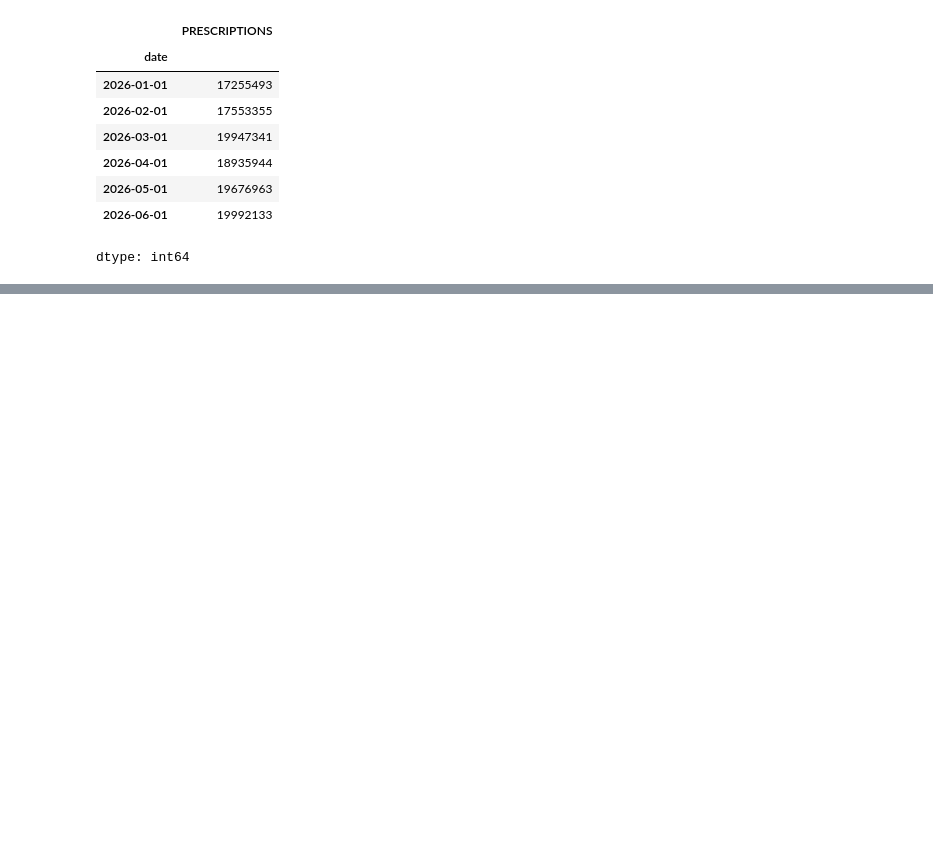
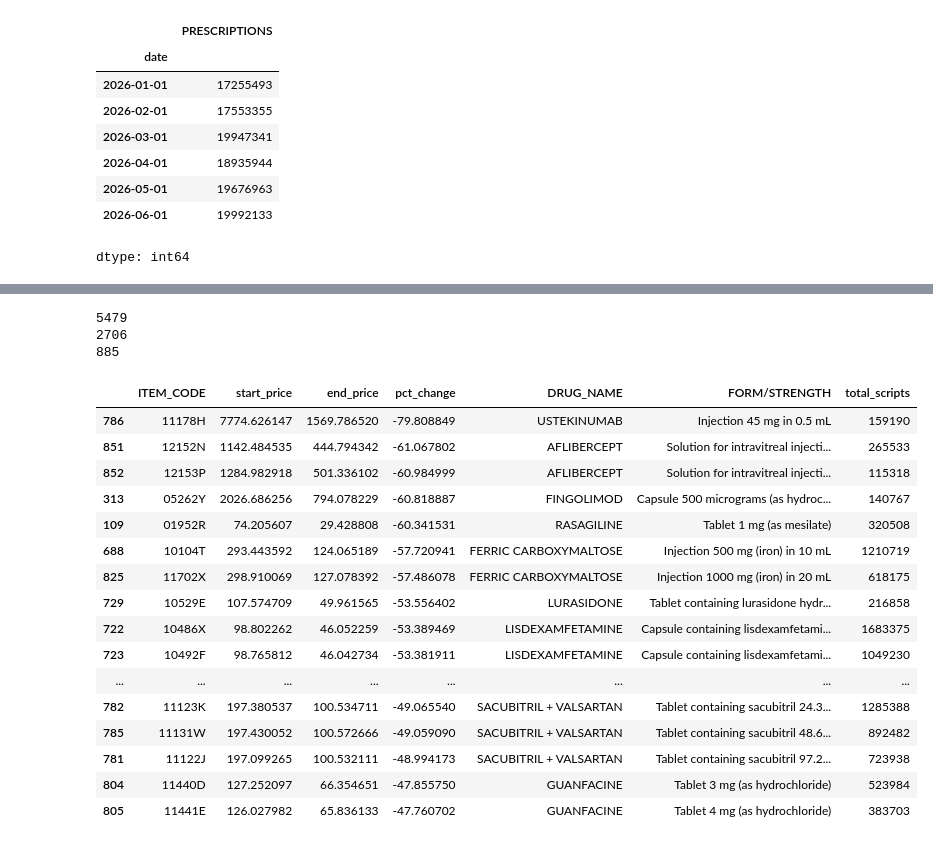
Before and after one commit to aryakamat01-sketch/pbs-generic-erosion, a Jupyter notebook: pbs_generic_erosion.ipynb, the cells around one changed output, grey strips where cells are left out. Drawn from its saved outputs; the diff is of its cells as text; code cells hidden in the pictures; blank space fills up the shorter version.

```diff
--- a/pbs_generic_erosion.ipynb
+++ b/pbs_generic_erosion.ipynb
@@ -133,0 +179,47 @@ dtype: int64
+# %%
+totals = (monthly.groupby('ITEM_CODE')
+                 .agg(total_scripts=('scripts', 'sum'),
+                      months=('date', 'nunique'))
+                 .reset_index())
+
+print(len(totals))
+print((totals['months'] == 48).sum())
+
+candidates = totals[(totals['months'] == 48) & (totals['total_scripts'] > 100000)]
+print(len(candidates))
+# %% [output]
+5479
+2706
+885
+# %%
+cand = monthly[monthly['ITEM_CODE'].isin(candidates['ITEM_CODE'])].copy()
+cand = cand.sort_values(['ITEM_CODE', 'date'])
+
+first6 = cand.groupby('ITEM_CODE').head(6).groupby('ITEM_CODE')['cost_per_script'].mean()
+last6  = cand.groupby('ITEM_CODE').tail(6).groupby('ITEM_CODE')['cost_per_script'].mean()
+
+change = pd.DataFrame({'start_price': first6, 'end_price': last6}).reset_index()
+change['pct_change'] = (change['end_price'] - change['start_price']) / change['start_price'] * 100
+
+change = change.merge(labels, on='ITEM_CODE', how='left')
+change = change.merge(candidates[['ITEM_CODE', 'total_scripts']], on='ITEM_CODE')
+
+change.sort_values('pct_change').head(20)
+# %% [output]
+|  | ITEM_CODE | start_price | end_price | pct_change | DRUG_NAME | FORM/STRENGTH | total_scripts |
+| 786 | 11178H | 7774.626147 | 1569.786520 | -79.808849 | USTEKINUMAB | Injection 45 mg in 0.5 mL | 159190 |
+| 851 | 12152N | 1142.484535 | 444.794342 | -61.067802 | AFLIBERCEPT | Solution for intravitreal injecti... | 265533 |
+| 852 | 12153P | 1284.982918 | 501.336102 | -60.984999 | AFLIBERCEPT | Solution for intravitreal injecti... | 115318 |
+| 313 | 05262Y | 2026.686256 | 794.078229 | -60.818887 | FINGOLIMOD | Capsule 500 micrograms (as hydroc... | 140767 |
+| 109 | 01952R | 74.205607 | 29.428808 | -60.341531 | RASAGILINE | Tablet 1 mg (as mesilate) | 320508 |
+| 688 | 10104T | 293.443592 | 124.065189 | -57.720941 | FERRIC CARBOXYMALTOSE | Injection 500 mg (iron) in 10 mL | 1210719 |
+| 825 | 11702X | 298.910069 | 127.078392 | -57.486078 | FERRIC CARBOXYMALTOSE | Injection 1000 mg (iron) in 20 mL | 618175 |
+| 729 | 10529E | 107.574709 | 49.961565 | -53.556402 | LURASIDONE | Tablet containing lurasidone hydr... | 216858 |
+| 722 | 10486X | 98.802262 | 46.052259 | -53.389469 | LISDEXAMFETAMINE | Capsule containing lisdexamfetami... | 1683375 |
+| 723 | 10492F | 98.765812 | 46.042734 | -53.381911 | LISDEXAMFETAMINE | Capsule containing lisdexamfetami... | 1049230 |
+| ... | ... | ... | ... | ... | ... | ... | ... |
+| 782 | 11123K | 197.380537 | 100.534711 | -49.065540 | SACUBITRIL + VALSARTAN | Tablet containing sacubitril 24.3... | 1285388 |
+| 785 | 11131W | 197.430052 | 100.572666 | -49.059090 | SACUBITRIL + VALSARTAN | Tablet containing sacubitril 48.6... | 892482 |
+| 781 | 11122J | 197.099265 | 100.532111 | -48.994173 | SACUBITRIL + VALSARTAN | Tablet containing sacubitril 97.2... | 723938 |
+| 804 | 11440D | 127.252097 | 66.354651 | -47.855750 | GUANFACINE | Tablet 3 mg (as hydrochloride) | 523984 |
+| 805 | 11441E | 126.027982 | 65.836133 | -47.760702 | GUANFACINE | Tablet 4 mg (as hydrochloride) | 383703 |
```
Also changed, not shown: parts of 6 cells of this notebook.
